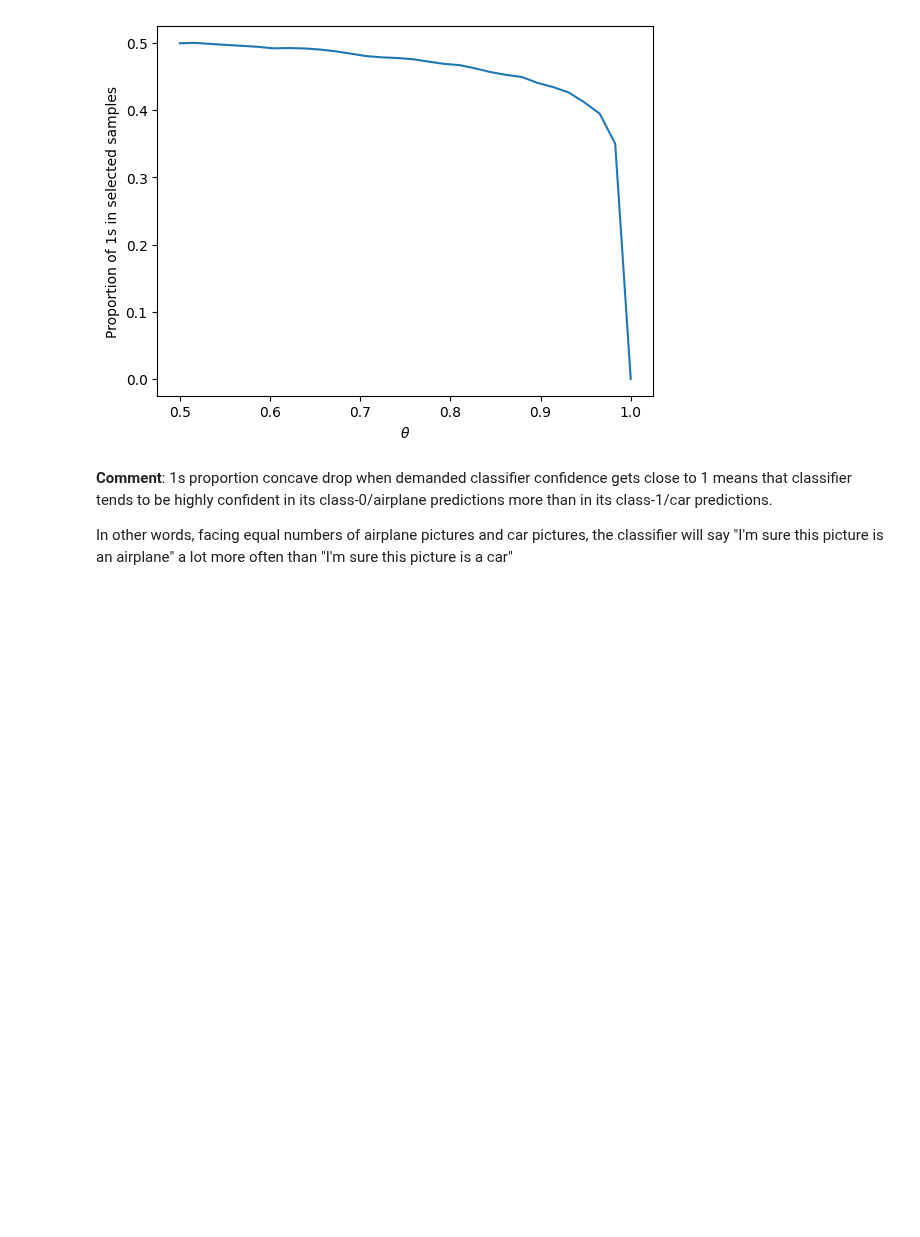
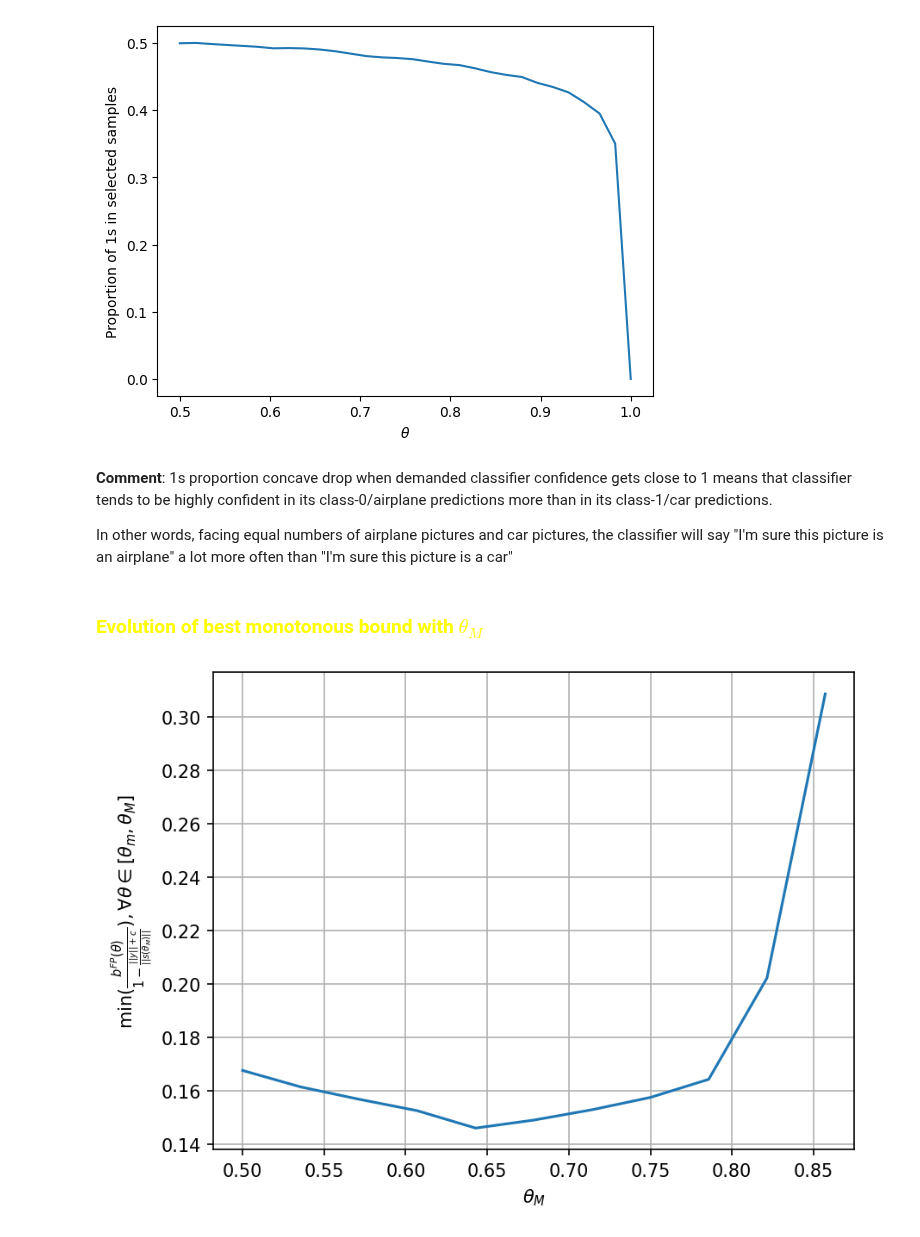
Before and after one commit to EmilienJemelen/selective-classification, a Jupyter notebook: other_ntbks/bounds_study.ipynb, the cells around one changed output. Drawn from its saved outputs; the diff is of its cells as text; code cells hidden in the pictures; blank space fills up the shorter version.

Commit message:
found theta-monotonous bound + studied guarantees degradation on CIFAR2 with CNN classifier

```diff
--- a/other_ntbks/upper_bound_hypothesis.ipynb
+++ b/other_ntbks/bounds_study.ipynb
@@ -35,7 +35,7 @@ if torch.cuda.is_available():
 # %% [output]
 GPU Available: False
 # %%
-sgr_df = pickle.load(open('../CIFAR2/sgr_set2','rb'))
+sgr_df = pickle.load(open('../CIFAR2/sgr_set_cnn','rb'))
 sgr_df = sgr_df.sample(frac=1, random_state=42)
 print(sgr_df.shape)
 sgr_df.head() # balanced CIFAR-2 dataset
@@ -127,3 +129,30 @@ plt.show()
 __Comment__: 1s proportion concave drop when demanded classifier confidence gets close to 1 means that classifier tends to be highly confident in its class-0/airplane predictions more than in its class-1/car predictions.
 
 In other words, facing equal numbers of airplane pictures and car pictures, the classifier will say "I'm sure this picture is an airplane" a lot more often than "I'm sure this picture is a car"
+# %% [markdown]
+### <font color = 'yellow'> Evolution of best monotonous bound with $\theta_M$
+# %%
+theta_Ms = []
+lowest_bounds = []
+for theta_M in np.linspace(sgr_df.SR.min(), sgr_df.SR.max(), 15):
+    if sgr_df.loc[sgr_df.SR >= theta_M].shape[0] <= sgr_df.y_true.sum() + np.sqrt(-np.log(delta/2)/2):
+        continue
+    else: # constraint verified
+        theta_Ms.append(theta_M)
+        denominator = 1- (sgr_df.y_true.sum() + np.sqrt(-np.log(delta/2)/2))/sgr_df.loc[sgr_df.SR >= theta_M].shape[0]
+        bounds = []
+        for theta in np.linspace(sgr_df.SR.min(), theta_M, 100):
+            selected_samples = sgr_df.loc[sgr_df.SR >= theta].copy()
+            e = ((selected_samples.y_true==0) & (selected_samples.y_pred==1)).sum()
+            b_FP = B_star(delta, e, selected_samples.shape[0])
+            bounds.append(b_FP/denominator)
+        lowest_bounds.append(np.min(bounds))
+# %%
+plt.figure(dpi=150)
+plt.plot(theta_Ms, lowest_bounds)
+plt.xlabel(r'$\theta_M$')
+plt.ylabel(r'$\text{min}(\frac{b^{FP}(\theta)}{1-\frac{||y||+c}{||s(\theta_M)||}}), \forall \theta \in [\theta_m, \theta_M]$')
+plt.grid()
+plt.show()
+# %% [output]
+[figure, added]
```
Also changed, not shown: parts of 2 cells of this notebook.
